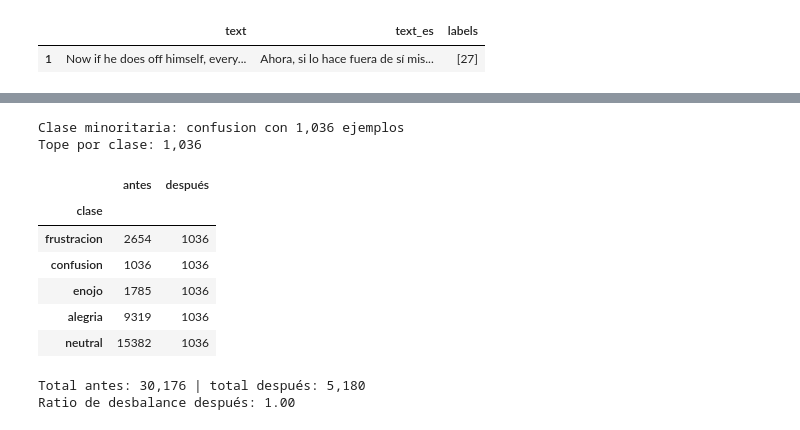
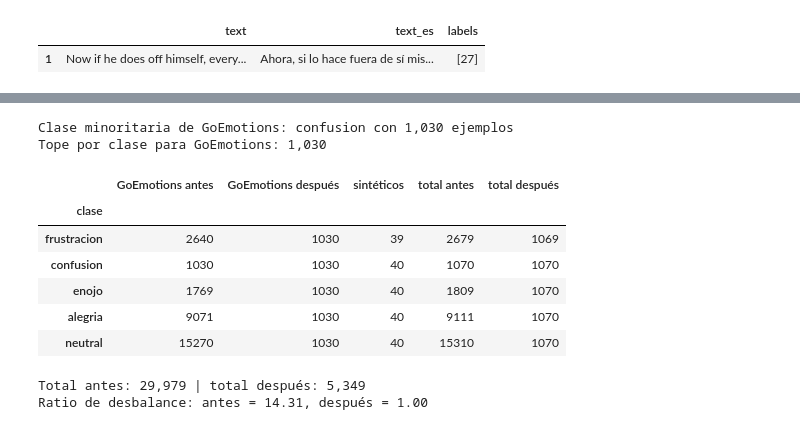
Before and after one commit to bapilco/analisis_sentimientos, a Jupyter notebook: analisis.ipynb, the cells around one changed output, grey strips where cells are left out. Cells and saved outputs as stored; diff of their text form; code cells hidden in the pictures.

```diff
--- a/analisis.ipynb
+++ b/analisis.ipynb
@@ -1077,0 +736,3 @@ La traducción automática falla sobre todo con la jerga, las groserías y las e
+# %%
+df_gemini_crudo = pd.read_csv(RUTA_CSV_GEMINI, encoding="utf-8-sig")
+df_gemini = verificar_sintetico(df_gemini_crudo, "Gemini")
@@ -1147,0 +2700,17 @@ Estas limitaciones motivan dos medidas en el resto del proyecto: **añadir mensa
+# %%
+PISTAS_DE_OTRA_CLASE = {
+    "enojo": ("frustración", r"\b(?:no puedo|me cuesta|no avanzo|no logro|me rindo|frustr\w*|bloquead\w*|incapaz)\b"),
+    "frustracion": ("enojo", r"\b(?:furios\w*|rabia|indign\w*|hart[oa]s?|odio|injust\w*|porquer\w*|absurd\w*)\b"),
+    "confusion": ("frustración o enojo", r"\b(?:hart[oa]s?|furios\w*|rabia|odio|me rindo|frustr\w*)\b"),
+    "alegria": ("una emoción negativa", r"\b(?:pero|aunque|todavía no|sigo sin)\b"),
+    "neutral": ("una emoción", r"[!¡]|\b(?:me encanta|odio|hart[oa]s?|no entiendo|genial|frustr\w*)\b"),
+}
+
+sinteticos_limpios = df_limpio[df_limpio["fuente"] != "goemotions"]
+for clase, (otra_clase, patron) in PISTAS_DE_OTRA_CLASE.items():
+    candidatos = sinteticos_limpios[(sinteticos_limpios["clase"] == clase)
+                                    & sinteticos_limpios["texto"].str.contains(patron, case=False, regex=True)]
+    print(f"\n=== {NOMBRES_CLASES[clase]}: {len(candidatos):,} mensajes con pistas de {otra_clase} ===")
+    if not candidatos.empty:
+        display(candidatos.sample(min(6, len(candidatos)), random_state=SEMILLA)[["fuente", "texto"]]
+                .reset_index(drop=True))
@@ -1164,37 +2759,55 @@ Así, si la clase minoritaria tiene entre 1.000 y 1.500 ejemplos, el tope coinci
 # %%
 from sklearn.model_selection import train_test_split
 
-conteo_antes = df_limpio["clase"].value_counts().reindex(ORDEN_CLASES)
-n_minoritaria = conteo_antes.min()
+df_goemotions_limpio = df_limpio[df_limpio["fuente"] == "goemotions"]
+df_sinteticos_limpio = df_limpio[df_limpio["fuente"] != "goemotions"]
+
+conteo_goemotions = df_goemotions_limpio["clase"].value_counts().reindex(ORDEN_CLASES)
+n_minoritaria = conteo_goemotions.min()
 TOPE_POR_CLASE = int(min(max(n_minoritaria, 1000), 1500))
-print(f"Clase minoritaria: {conteo_antes.idxmin()} con {n_minoritaria:,} ejemplos")
-print(f"Tope por clase: {TOPE_POR_CLASE:,}")
+print(f"Clase minoritaria de GoEmotions: {conteo_goemotions.idxmin()} con {n_minoritaria:,} ejemplos")
+print(f"Tope por clase para GoEmotions: {TOPE_POR_CLASE:,}")
 
 partes = []
 for clase in ORDEN_CLASES:
-    df_clase = df_limpio[df_limpio["clase"] == clase]
+    df_clase = df_goemotions_limpio[df_goemotions_limpio["clase"] == clase]
     if len(df_clase) > TOPE_POR_CLASE:
         # Submuestreo aleatorio estratificado por emoción original
         df_clase, _ = train_test_split(
             df_clase, train_size=TOPE_POR_CLASE,
             stratify=df_clase["emocion_original"], random_state=SEMILLA,
         )
     partes.append(df_clase)
-df_balanceado = pd.concat(partes).sample(frac=1, random_state=SEMILLA).reset_index(drop=True)
+df_goemotions_balanceado = pd.concat(partes)
 
+# Dataset balanceado = GoEmotions submuestreado + sintéticos completos (orden aleatorio)
+df_balanceado = (
+    pd.concat([df_goemotions_balanceado, df_sinteticos_limpio])
+    .sample(frac=1, random_state=SEMILLA)
+    .reset_index(drop=True)
+)
+
+conteo_antes = df_limpio["clase"].value_counts().reindex(ORDEN_CLASES)
 conteo_despues = df_balanceado["clase"].value_counts().reindex(ORDEN_CLASES)
-display(pd.DataFrame({"antes": conteo_antes, "después": conteo_despues}).rename_axis("clase"))
+display(pd.DataFrame({
+    "GoEmotions antes": conteo_goemotions,
+    "GoEmotions después": df_goemotions_balanceado["clase"].value_counts().reindex(ORDEN_CLASES),
+    "sintéticos": df_sinteticos_limpio["clase"].value_counts().reindex(ORDEN_CLASES, fill_value=0),
+    "total antes": conteo_antes,
+    "total después": conteo_despues,
+}).rename_axis("clase"))
 print(f"Total antes: {conteo_antes.sum():,} | total después: {conteo_despues.sum():,}")
-print(f"Ratio de desbalance después: {conteo_despues.max() / conteo_despues.min():.2f}")
+print(f"Ratio de desbalance: antes = {conteo_antes.max() / conteo_antes.min():.2f}, "
+      f"después = {conteo_despues.max() / conteo_despues.min():.2f}")
 # %% [output]
-Clase minoritaria: confusion con 1,036 ejemplos
-Tope por clase: 1,036
+Clase minoritaria de GoEmotions: confusion con 1,030 ejemplos
+Tope por clase para GoEmotions: 1,030
-|  | antes | después |
-| clase |  |  |
-| frustracion | 2654 | 1036 |
-| confusion | 1036 | 1036 |
-| enojo | 1785 | 1036 |
-| alegria | 9319 | 1036 |
-| neutral | 15382 | 1036 |
+|  | GoEmotions antes | GoEmotions después | sintéticos | total antes | total después |
+| clase |  |  |  |  |  |
+| frustracion | 2640 | 1030 | 39 | 2679 | 1069 |
+| confusion | 1030 | 1030 | 40 | 1070 | 1070 |
+| enojo | 1769 | 1030 | 40 | 1809 | 1070 |
+| alegria | 9071 | 1030 | 40 | 9111 | 1070 |
+| neutral | 15270 | 1030 | 40 | 15310 | 1070 |
-Total antes: 30,176 | total después: 5,180
-Ratio de desbalance después: 1.00
+Total antes: 29,979 | total después: 5,349
+Ratio de desbalance: antes = 14.31, después = 1.00
```
Also changed, not shown: parts of 152 cells of this notebook.
